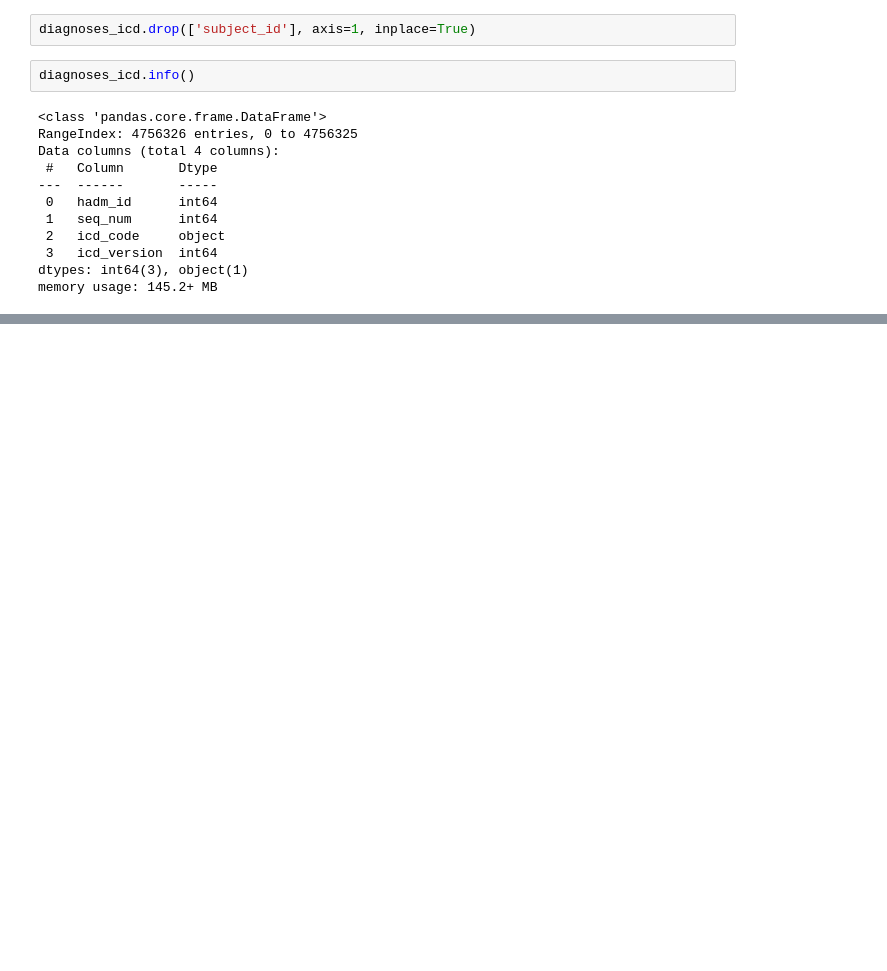
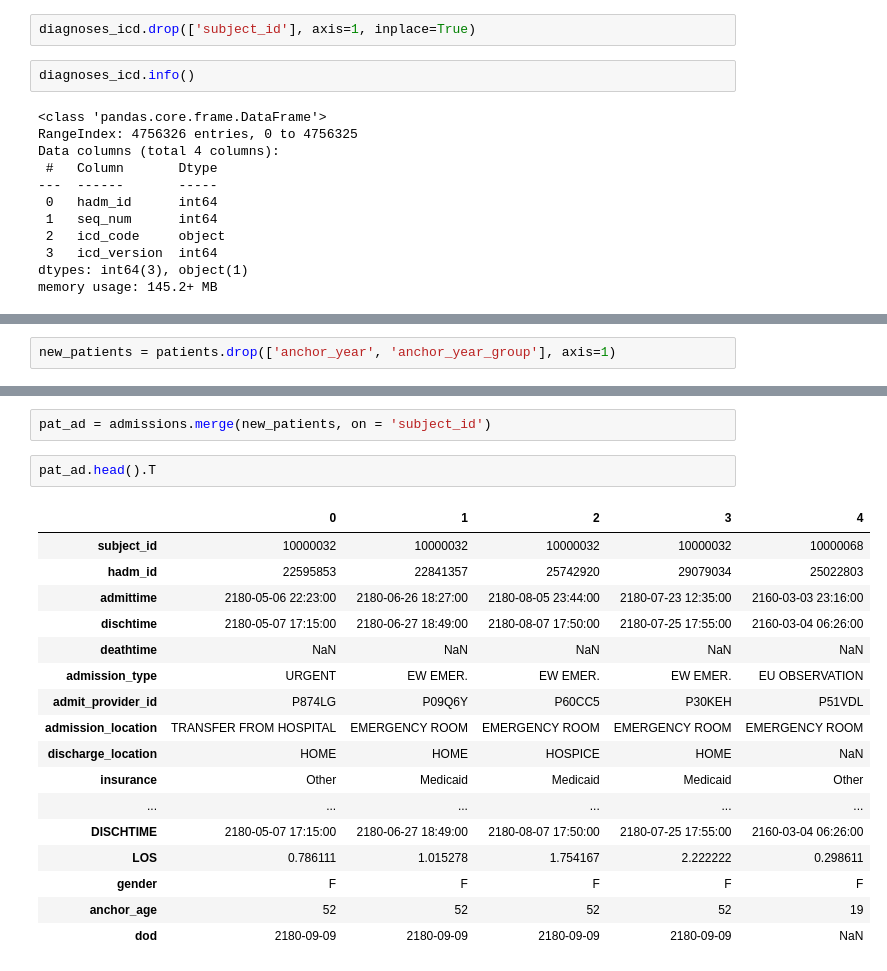
Before and after one commit to alissazolt/Predicting-LOS, a Jupyter notebook: Data Wrangling - Predicting LOS.ipynb, the cells around one changed output, grey strips where cells are left out. Cells and saved outputs as stored; diff of their text form; blank space fills up the shorter version.

Commit message:
merged tables

```diff
--- a/Data Wrangling - Predicting LOS.ipynb
+++ b/Data Wrangling - Predicting LOS.ipynb
@@ -476,0 +468,2 @@ wrangled_df.head()
+# %%
+new_patients = patients.drop(['anchor_year', 'anchor_year_group'], axis=1)
@@ -476,0 +484,22 @@ wrangled_df.head()
+# %%
+pat_ad = admissions.merge(new_patients, on = 'subject_id')
+# %%
+pat_ad.head().T
+# %% [output]
+|  | 0 | 1 | 2 | 3 | 4 |
+| subject_id | 10000032 | 10000032 | 10000032 | 10000032 | 10000068 |
+| hadm_id | 22595853 | 22841357 | 25742920 | 29079034 | 25022803 |
+| admittime | 2180-05-06 22:23:00 | 2180-06-26 18:27:00 | 2180-08-05 23:44:00 | 2180-07-23 12:35:00 | 2160-03-03 23:16:00 |
+| dischtime | 2180-05-07 17:15:00 | 2180-06-27 18:49:00 | 2180-08-07 17:50:00 | 2180-07-25 17:55:00 | 2160-03-04 06:26:00 |
+| deathtime | NaN | NaN | NaN | NaN | NaN |
+| admission_type | URGENT | EW EMER. | EW EMER. | EW EMER. | EU OBSERVATION |
+| admit_provider_id | P874LG | P09Q6Y | P60CC5 | P30KEH | P51VDL |
+| admission_location | TRANSFER FROM HOSPITAL | EMERGENCY ROOM | EMERGENCY ROOM | EMERGENCY ROOM | EMERGENCY ROOM |
+| discharge_location | HOME | HOME | HOSPICE | HOME | NaN |
+| insurance | Other | Medicaid | Medicaid | Medicaid | Other |
+| ... | ... | ... | ... | ... | ... |
+| DISCHTIME | 2180-05-07 17:15:00 | 2180-06-27 18:49:00 | 2180-08-07 17:50:00 | 2180-07-25 17:55:00 | 2160-03-04 06:26:00 |
+| LOS | 0.786111 | 1.015278 | 1.754167 | 2.222222 | 0.298611 |
+| gender | F | F | F | F | F |
+| anchor_age | 52 | 52 | 52 | 52 | 19 |
+| dod | 2180-09-09 | 2180-09-09 | 2180-09-09 | 2180-09-09 | NaN |
```
Also changed, not shown: parts of 20 cells of this notebook.
